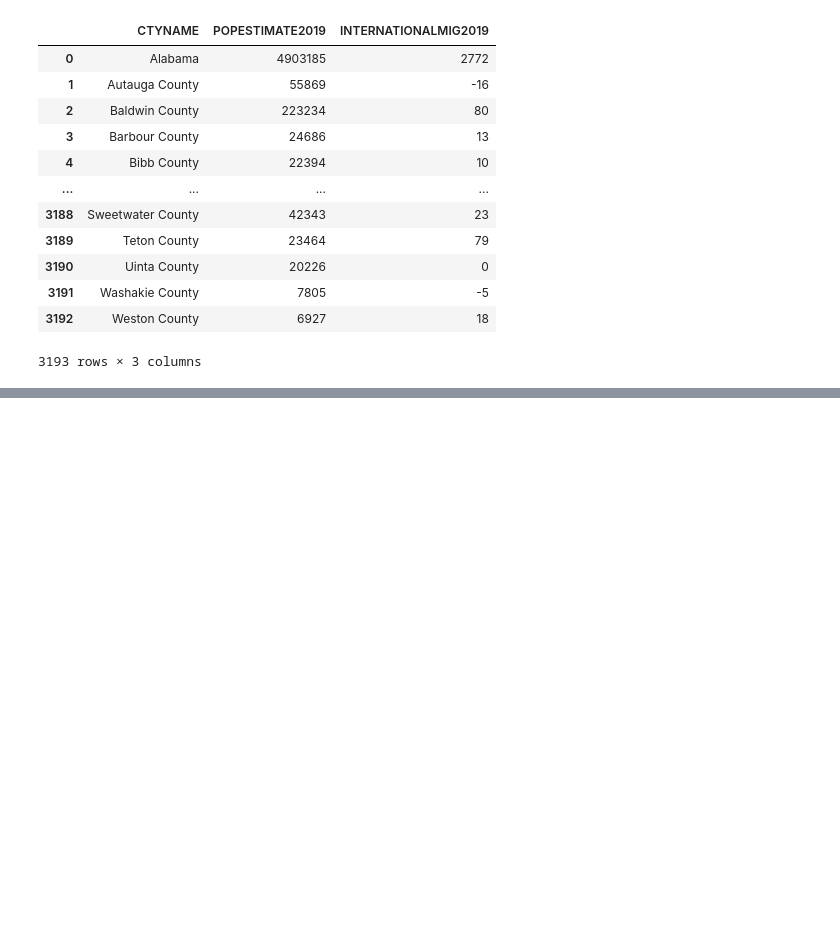
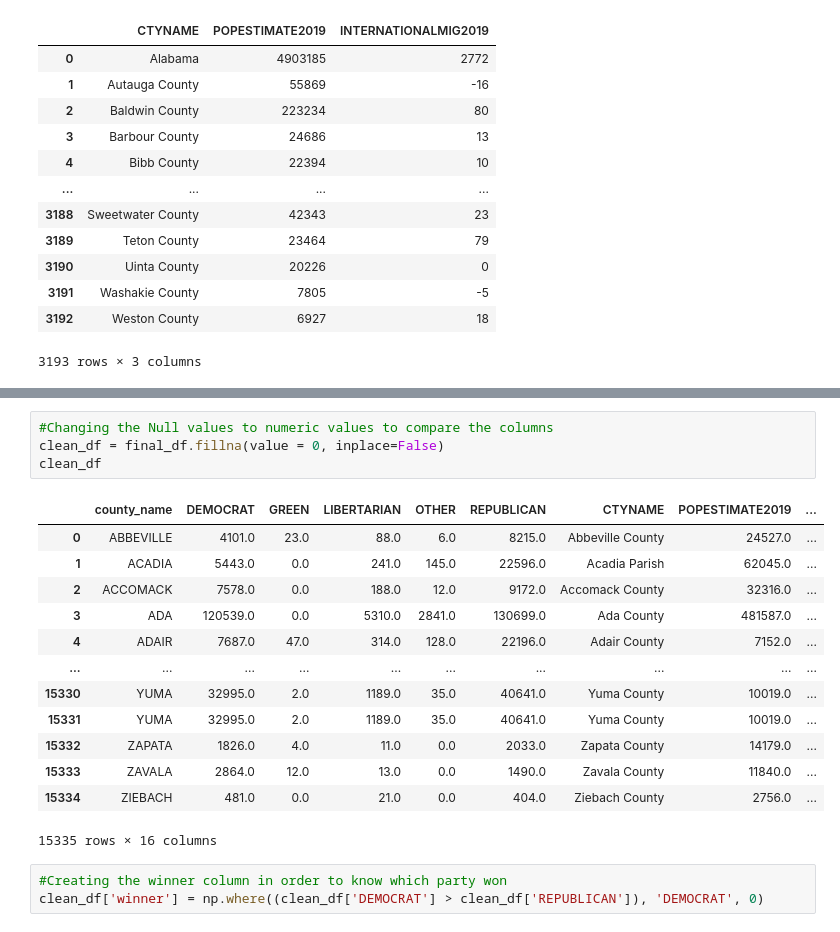
Before and after one commit to SamuelAlvarezmx/Final_project, a Jupyter notebook: Cleaning_dataset.ipynb, the cells around one changed output, grey strips where cells are left out. Cells and saved outputs as stored; diff of their text form; blank space fills up the shorter version.

```diff
--- a/Cleaning_dataset.ipynb
+++ b/Cleaning_dataset.ipynb
@@ -519,0 +324,21 @@ len(county_options)
+# %%
+#Changing the Null values to numeric values to compare the columns
+clean_df = final_df.fillna(value = 0, inplace=False)
+clean_df
+# %% [output]
+|  | county_name | DEMOCRAT | GREEN | LIBERTARIAN | OTHER | REPUBLICAN | CTYNAME | POPESTIMATE2019 | ... |
+| 0 | ABBEVILLE | 4101.0 | 23.0 | 88.0 | 6.0 | 8215.0 | Abbeville County | 24527.0 | ... |
+| 1 | ACADIA | 5443.0 | 0.0 | 241.0 | 145.0 | 22596.0 | Acadia Parish | 62045.0 | ... |
+| 2 | ACCOMACK | 7578.0 | 0.0 | 188.0 | 12.0 | 9172.0 | Accomack County | 32316.0 | ... |
+| 3 | ADA | 120539.0 | 0.0 | 5310.0 | 2841.0 | 130699.0 | Ada County | 481587.0 | ... |
+| 4 | ADAIR | 7687.0 | 47.0 | 314.0 | 128.0 | 22196.0 | Adair County | 7152.0 | ... |
+| ... | ... | ... | ... | ... | ... | ... | ... | ... | ... |
+| 15330 | YUMA | 32995.0 | 2.0 | 1189.0 | 35.0 | 40641.0 | Yuma County | 10019.0 | ... |
+| 15331 | YUMA | 32995.0 | 2.0 | 1189.0 | 35.0 | 40641.0 | Yuma County | 10019.0 | ... |
+| 15332 | ZAPATA | 1826.0 | 4.0 | 11.0 | 0.0 | 2033.0 | Zapata County | 14179.0 | ... |
+| 15333 | ZAVALA | 2864.0 | 12.0 | 13.0 | 0.0 | 1490.0 | Zavala County | 11840.0 | ... |
+| 15334 | ZIEBACH | 481.0 | 0.0 | 21.0 | 0.0 | 404.0 | Ziebach County | 2756.0 | ... |
+15335 rows × 16 columns
+# %%
+#Creating the winner column in order to know which party won
+clean_df['winner'] = np.where((clean_df['DEMOCRAT'] > clean_df['REPUBLICAN']), 'DEMOCRAT', 0)
```
Also changed, not shown: parts of 82 cells of this notebook, 4 other files.
